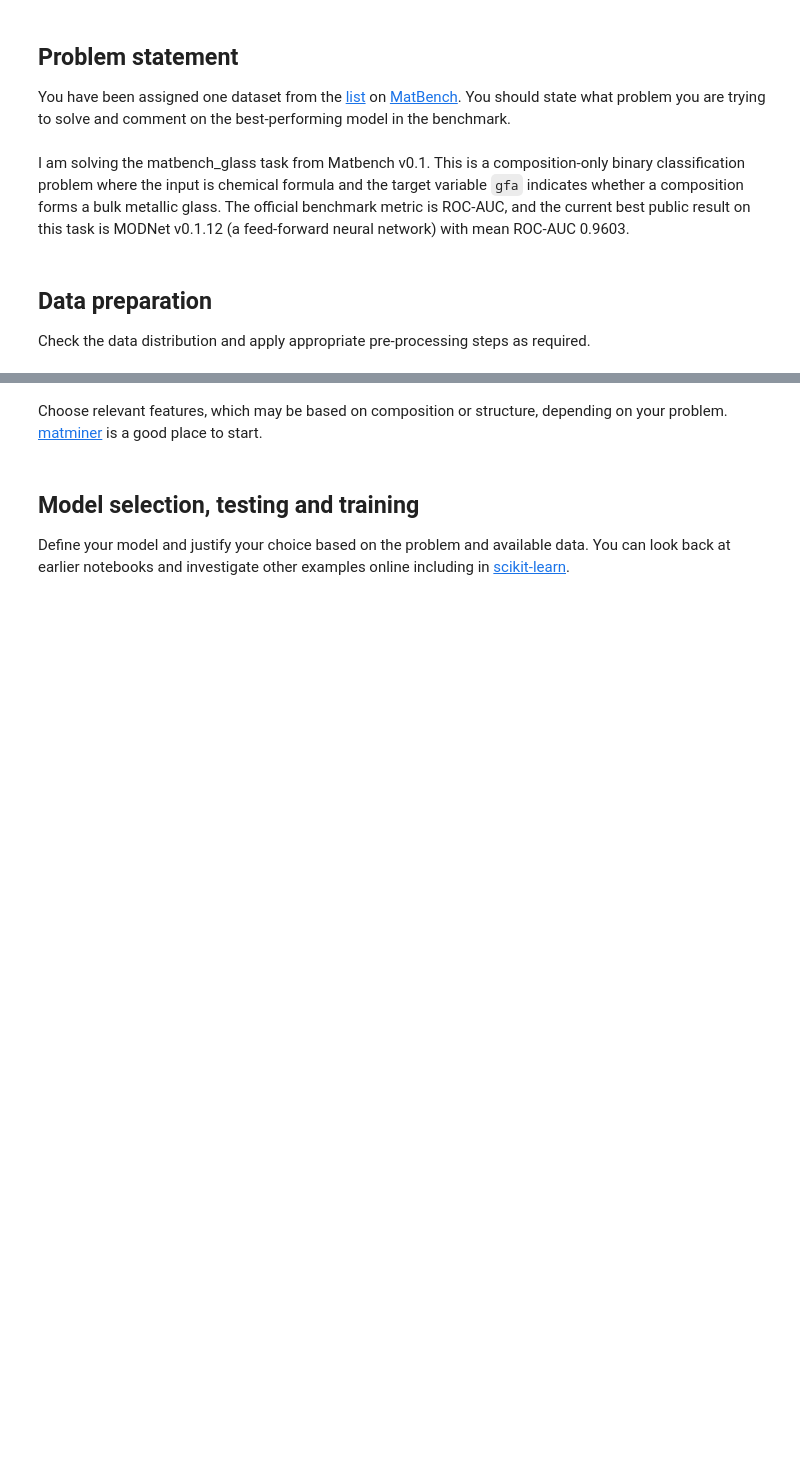
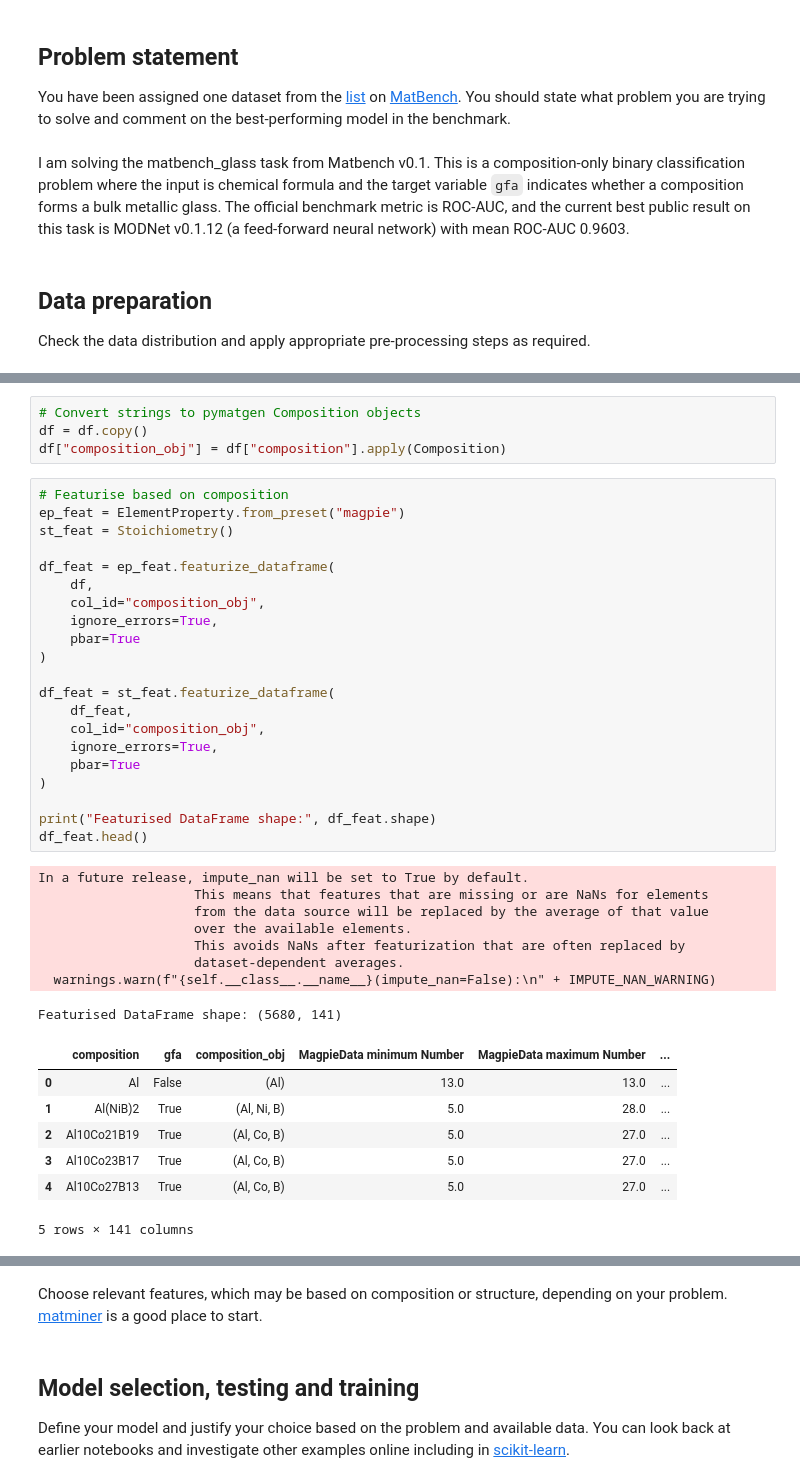
Before and after one commit to PhyTorch/Lecture, a Jupyter notebook: Research_Challenge.ipynb, the cells around one changed output, grey strips where cells are left out. Cells and saved outputs as stored; diff of their text form; blank space fills up the shorter version.

```diff
--- a/Research_Challenge.ipynb
+++ b/Research_Challenge.ipynb
@@ -89,0 +200,41 @@ print(df)
+# %%
+# Convert strings to pymatgen Composition objects
+df = df.copy()
+df["composition_obj"] = df["composition"].apply(Composition)
+# %%
+# Featurise based on composition
+ep_feat = ElementProperty.from_preset("magpie")
+st_feat = Stoichiometry()
+
+df_feat = ep_feat.featurize_dataframe(
+    df,
+    col_id="composition_obj",
+    ignore_errors=True,
+    pbar=True
+)
+
+df_feat = st_feat.featurize_dataframe(
+    df_feat,
+    col_id="composition_obj",
+    ignore_errors=True,
+    pbar=True
+)
+
+print("Featurised DataFrame shape:", df_feat.shape)
+df_feat.head()
+# %% [output]
+In a future release, impute_nan will be set to True by default.
+                    This means that features that are missing or are NaNs for elements
+                    from the data source will be replaced by the average of that value
+                    over the available elements.
+                    This avoids NaNs after featurization that are often replaced by
+                    dataset-dependent averages.
+  warnings.warn(f"{self.__class__.__name__}(impute_nan=False):\n" + IMPUTE_NAN_WARNING)
+Featurised DataFrame shape: (5680, 141)
+|  | composition | gfa | composition_obj | MagpieData minimum Number | MagpieData maximum Number | ... |
+| 0 | Al | False | (Al) | 13.0 | 13.0 | ... |
+| 1 | Al(NiB)2 | True | (Al, Ni, B) | 5.0 | 28.0 | ... |
+| 2 | Al10Co21B19 | True | (Al, Co, B) | 5.0 | 27.0 | ... |
+| 3 | Al10Co23B17 | True | (Al, Co, B) | 5.0 | 27.0 | ... |
+| 4 | Al10Co27B13 | True | (Al, Co, B) | 5.0 | 27.0 | ... |
+5 rows × 141 columns
```
Also changed, not shown: parts of 12 cells of this notebook.
